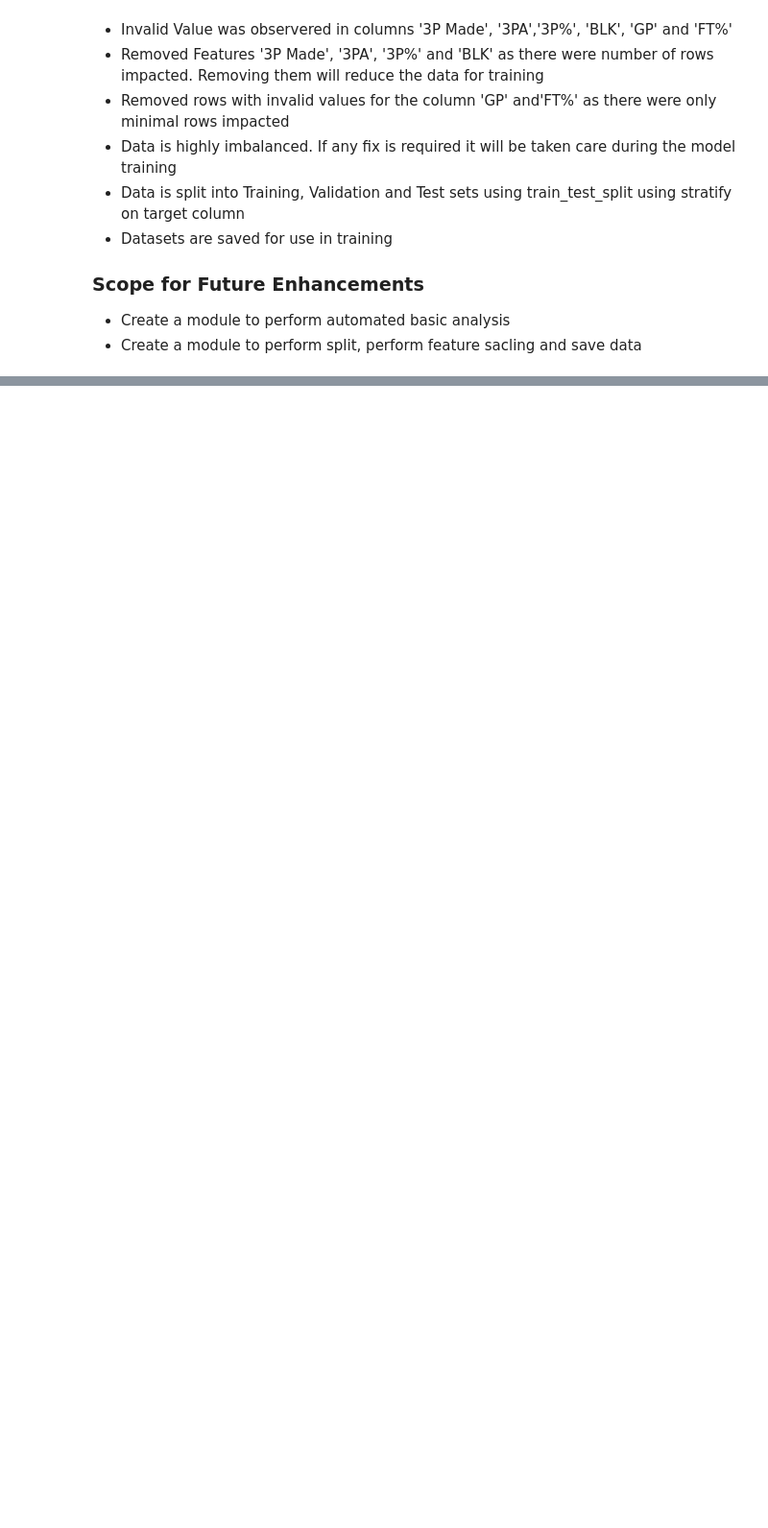
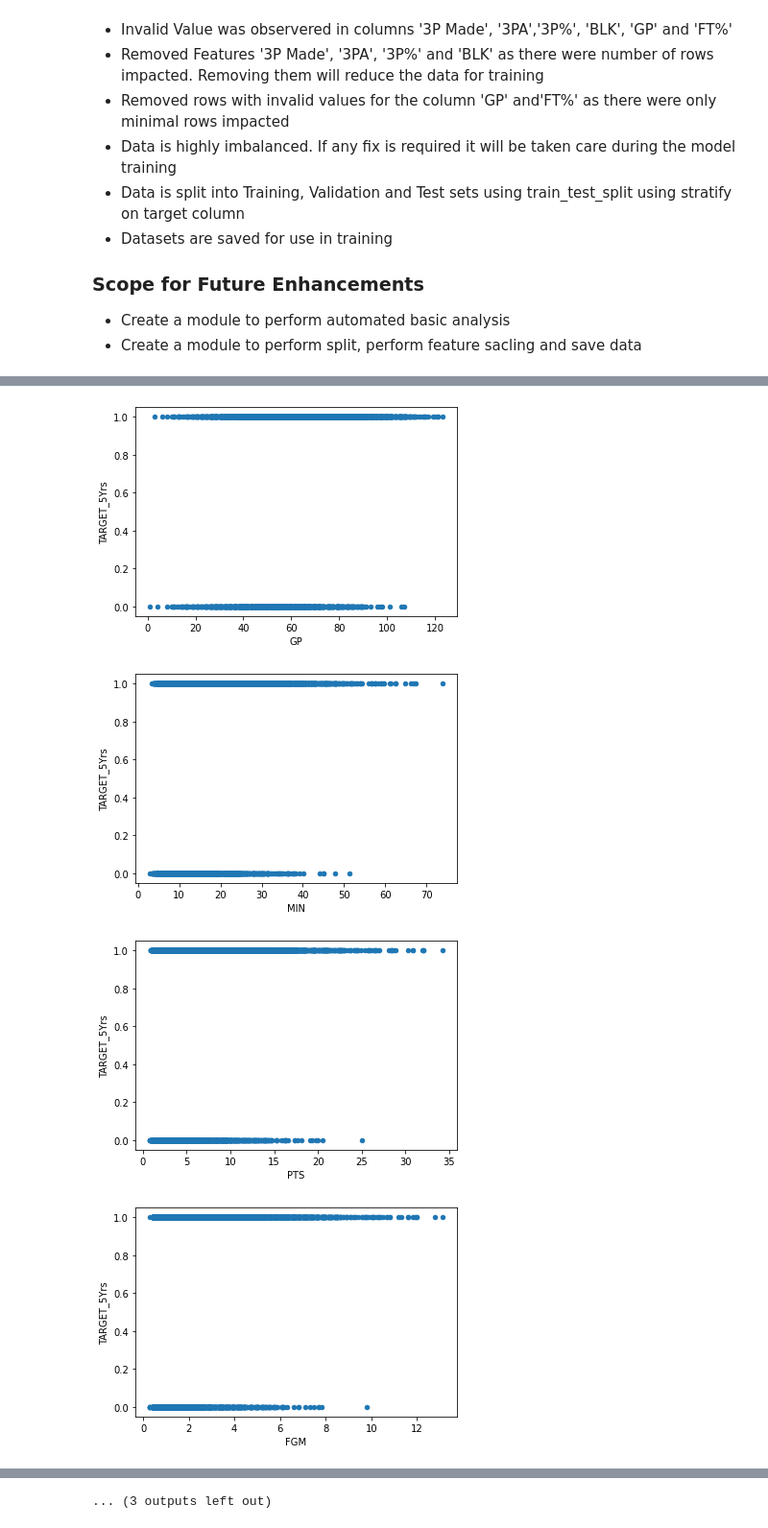
Before and after one commit to p29sampath/adv_dsi, a Jupyter notebook: kaggle_assignment/notebooks/Pitchandi_Sampath_Week1_01-data-exploration.ipynb, the cells around one changed output, grey strips where cells are left out. Shown: that part at 96% size. Saved outputs shown, nothing was run; the diff lists cells and outputs as text; code cells hidden in the pictures; blank space fills up the shorter version.

```diff
--- a/kaggle_assignment/notebooks/Pitchandi_Sampath_Week1_01-data-exploration.ipynb
+++ b/kaggle_assignment/notebooks/Pitchandi_Sampath_Week1_01-data-exploration.ipynb
@@ -236,0 +265,9 @@ np.save('../data/processed/sp_y_test',  y_test)
+# %%
+for cols in df_cleaned.columns:
+    if cols != 'TARGET_5Yrs' :
+        df_cleaned.plot(x=cols,y='TARGET_5Yrs',kind='scatter')
+# %% [output]
+[figure, added]
+[figure, added]
+[figure, added]
+[figure, added]
@@ -236,0 +282 @@ np.save('../data/processed/sp_y_test',  y_test)
+... (3 outputs left out)
```
Also changed, not shown: parts of 7 cells of this notebook, 24 other files.
